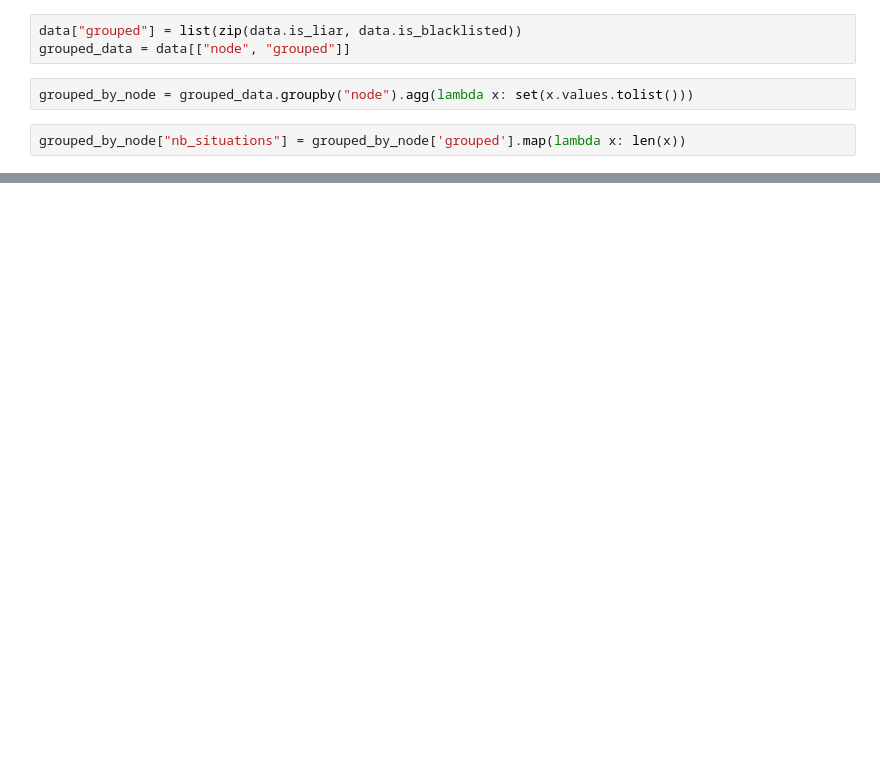
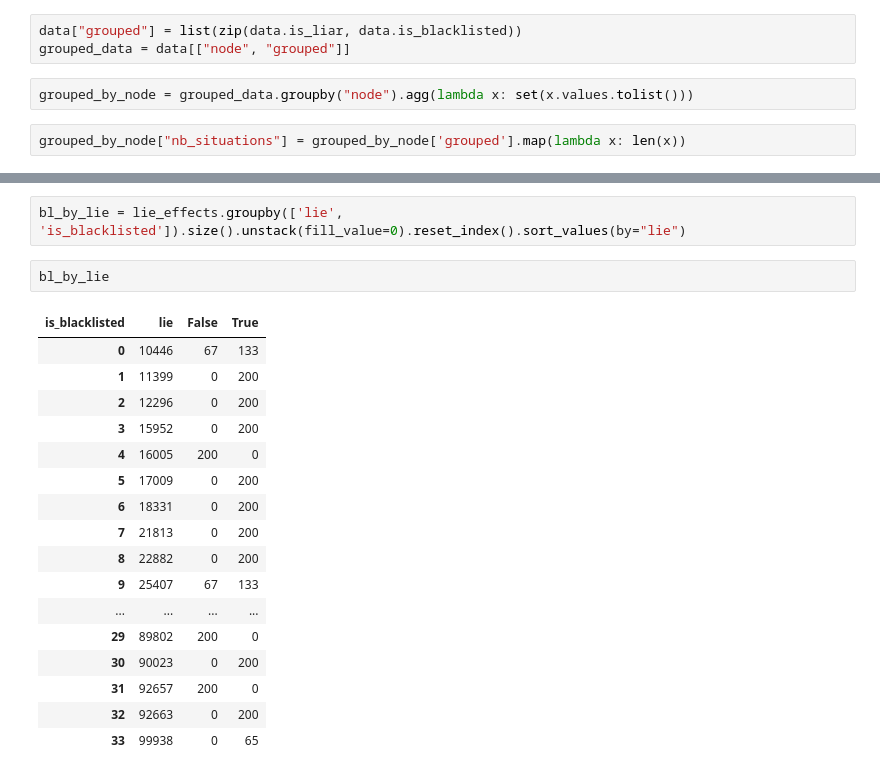
Before and after one commit to isabella232/student_19_proof-of-loc, a Jupyter notebook: python_graphs/Fixed_Lies.ipynb, the cells around one changed output, grey strips where cells are left out. Saved outputs shown, nothing was run; the diff lists cells and outputs as text; blank space fills up the shorter version.

```diff
--- a/python_graphs/Fixed_Lies.ipynb
+++ b/python_graphs/Fixed_Lies.ipynb
@@ -42,0 +93,22 @@ grouped_by_node.sort_values(by="nb_situations", ascending=False)
+# %%
+bl_by_lie = lie_effects.groupby(['lie', 'is_blacklisted']).size().unstack(fill_value=0).reset_index().sort_values(by="lie")
+# %%
+bl_by_lie
+# %% [output]
+| is_blacklisted | lie | False | True |
+| 0 | 10446 | 67 | 133 |
+| 1 | 11399 | 0 | 200 |
+| 2 | 12296 | 0 | 200 |
+| 3 | 15952 | 0 | 200 |
+| 4 | 16005 | 200 | 0 |
+| 5 | 17009 | 0 | 200 |
+| 6 | 18331 | 0 | 200 |
+| 7 | 21813 | 0 | 200 |
+| 8 | 22882 | 0 | 200 |
+| 9 | 25407 | 67 | 133 |
+| ... | ... | ... | ... |
+| 29 | 89802 | 200 | 0 |
+| 30 | 90023 | 0 | 200 |
+| 31 | 92657 | 200 | 0 |
+| 32 | 92663 | 0 | 200 |
+| 33 | 99938 | 0 | 65 |
```
Also changed, not shown: parts of 7 cells of this notebook, 3 other files.
